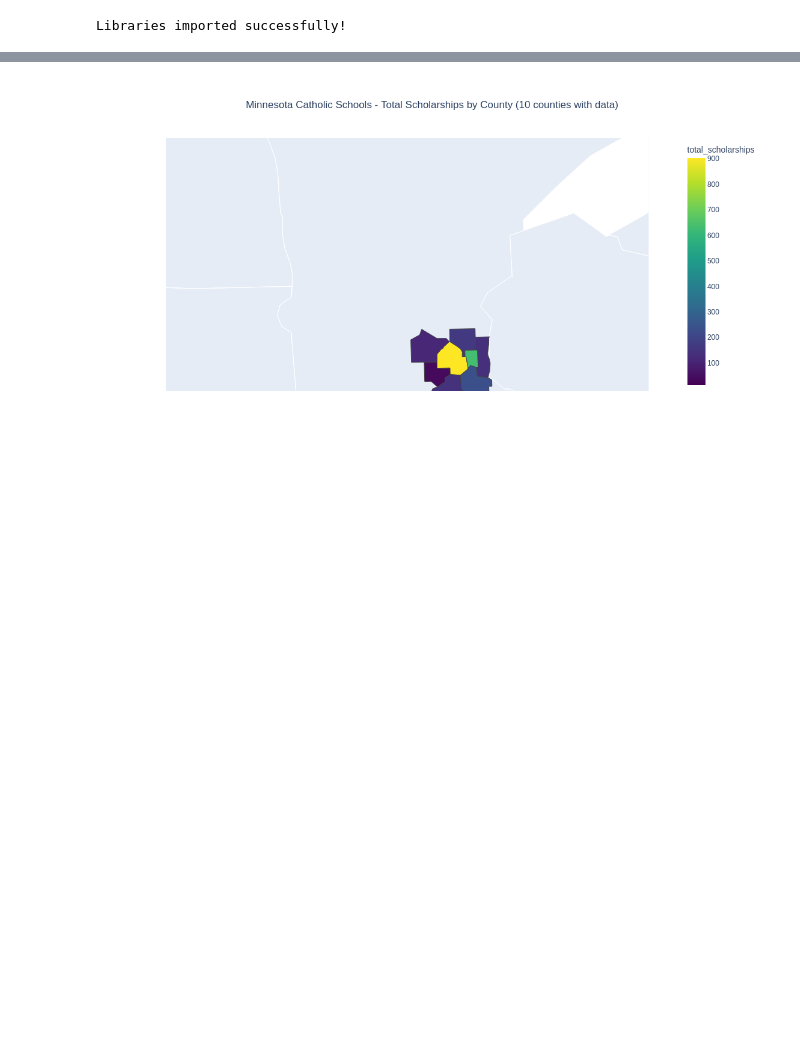
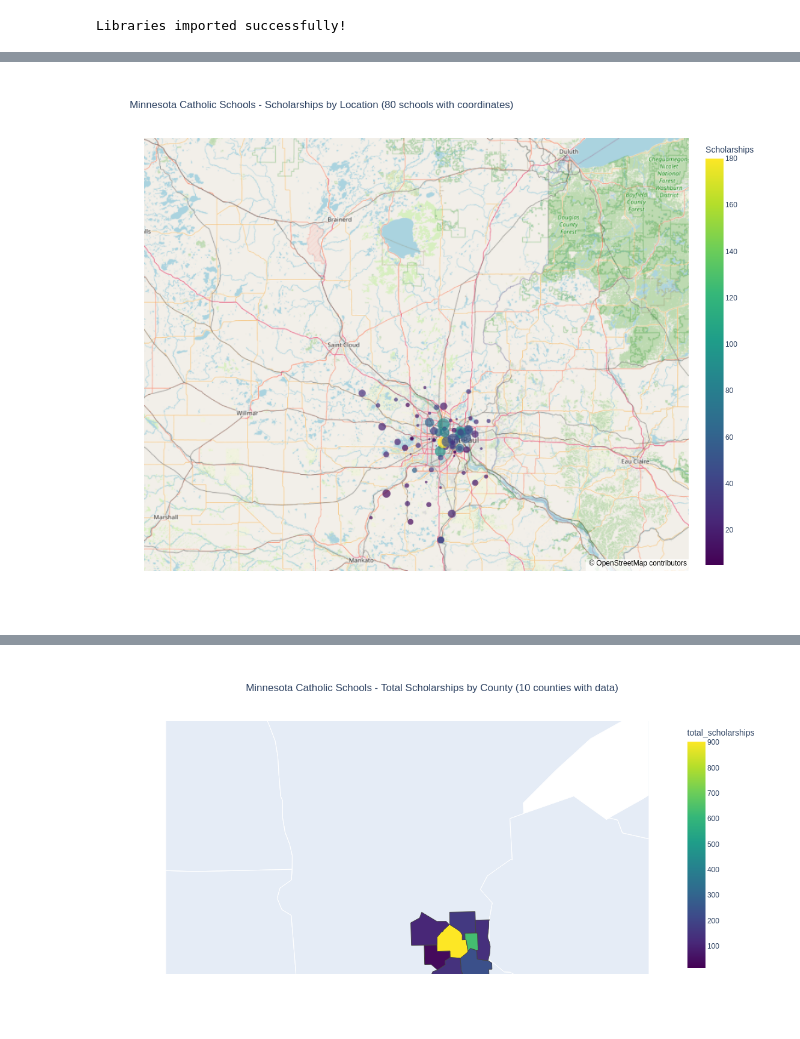
Before and after one commit to michaelblacklambda/education_graphs, a Jupyter notebook: minnesota_schools_map.ipynb, the cells around one changed output, grey strips where cells are left out. Cells and saved outputs as stored; diff of their text form; code cells hidden in the pictures; blank space fills up the shorter version.

```diff
--- a/minnesota_schools_map.ipynb
+++ b/minnesota_schools_map.ipynb
@@ -202,34 +198,36 @@ if len(df_with_coords) > 0:
         df_with_coords,
         lat='lat',
         lon='lon',
         color='Scholarships',
         size='scholarship_percentage',
         hover_name='School',
         hover_data={
             'zip_code': True,
             'Scholarships': True,
             'scholarship_percentage': ':.1f',
             'total_financial_burden': ':,.0f',
             'Tuition_Clean': ':.0f',
             'Enrollment_Clean': ':.0f',
             'School City': True
         },
         labels={
             'Tuition_Clean': 'Tuition',
             'Enrollment_Clean': 'Enrollment',
             'scholarship_percentage': 'Scholarship %',
             'total_financial_burden': 'Total Financial Burden'
         },
         color_continuous_scale="Viridis",
         size_max=15,
         map_style="open-street-map",
         title=f"Minnesota Catholic Schools - Scholarships by Location ({len(df_with_coords)} schools with coordinates)",
         zoom=7,
         center={"lat": 45.5, "lon": -93.5}
     )
 
-    fig_scatter.update_layout(height=600)
+    fig_scatter.update_layout(height=800, width=1200)
     fig_scatter.show()
+# %% [output]
+[figure, added]
 # %%
 # Prepare data for county-level analysis
 mapped_schools = df_clean.dropna(subset=['county_fips'])
```
Also changed, not shown: parts of 5 cells of this notebook.
